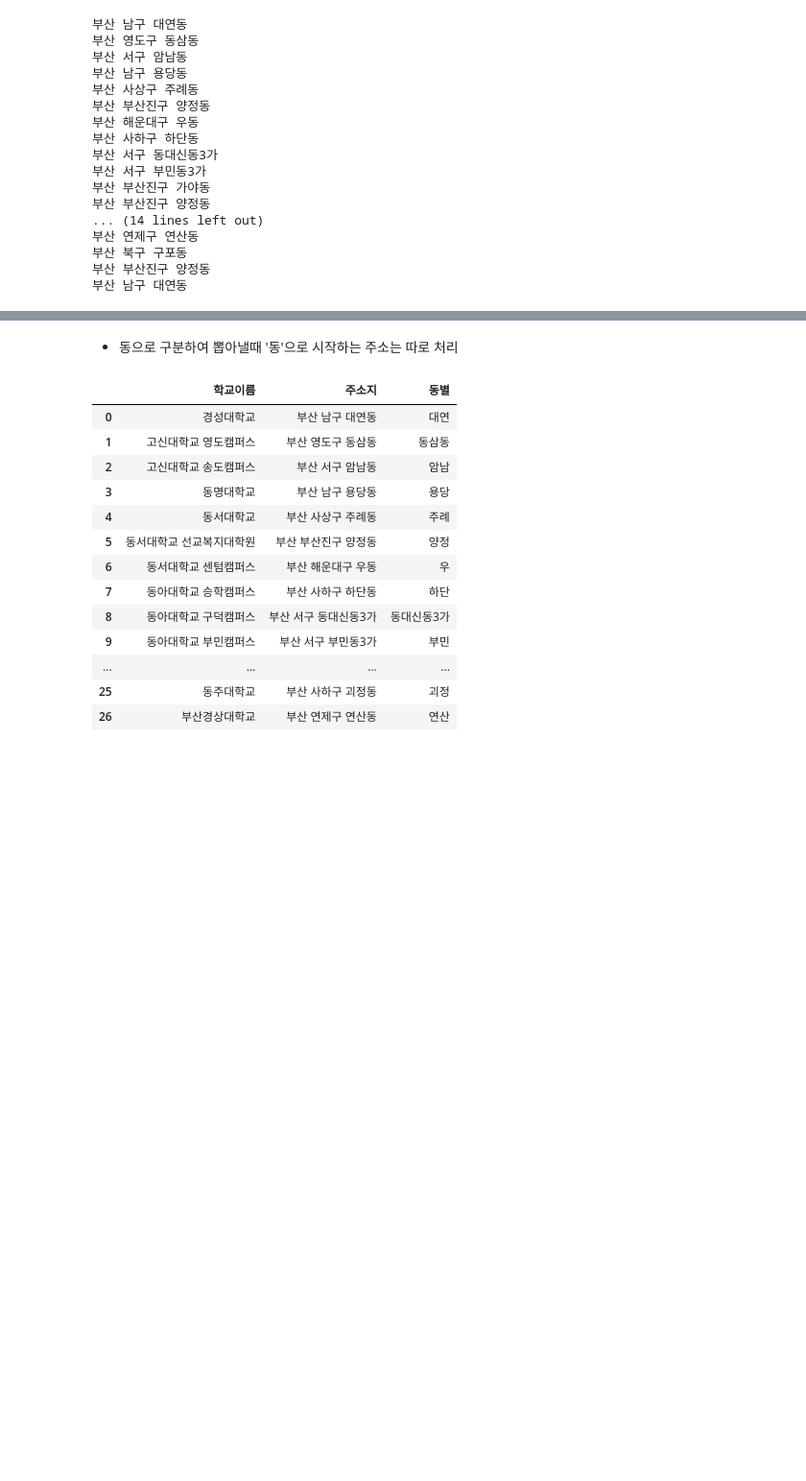
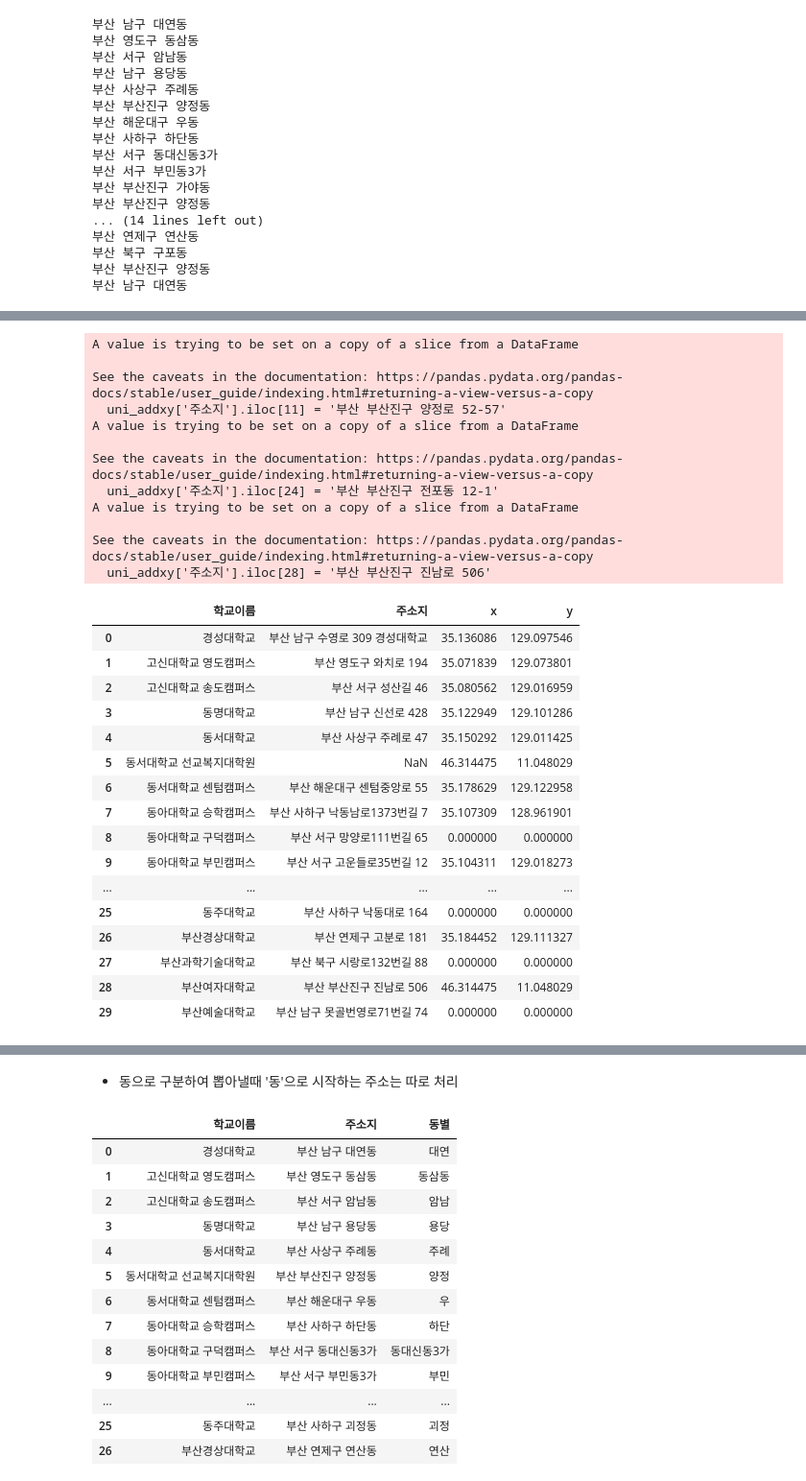
Before and after one commit to Busan-Bigdata-analysis/storage, a Jupyter notebook: getData/uni_address.ipynb, the cells around one changed output, grey strips where cells are left out. Shown at 96% size. Saved outputs shown, nothing was run; the diff lists cells and outputs as text; code cells hidden in the pictures; blank space fills up the shorter version.

```diff
--- a/getData/uni_address.ipynb
+++ b/getData/uni_address.ipynb
@@ -102,2 +166,22 @@ uni.to_csv('./대학주소지.csv', encoding='cp949')
 # %%
 uni_add = pd.read_csv('./대학주소지.csv', encoding='cp949', index_col=0)
+# %%
+uni_add['x'] = None
+uni_add['y'] = None
+# %%
+geo_local = Nominatim(user_agent='South Korea')
+
+def geocoding(address):
+    try:
+        geo = geo_local.geocode(address)
+        x_y = [geo.latitude, geo.longitude]
+        return x_y
+    except:
+        return[0,0]
+
+latitude = []
+longitude = []
+
+for i in uni_add['주소지']:
+    latitude.append(geocoding(i)[0])
+    longitude.append(geocoding(i)[1])
@@ -103,0 +214,6 @@ uni_add = pd.read_csv('./대학주소지.csv', encoding='cp949', index_col=0)
+# %%
+for i in range(len(uni_addxy['x'])):
+    if uni_addxy['x'].iloc[i] == 0 :
+        uni_addxy['주소지'].iloc[i] = ' '.join(uni_addxy['주소지'].iloc[i].split()[:-1])
+        print(uni_addxy['주소지'].iloc[i])
+        print(i)
@@ -103,0 +241,35 @@ uni_add = pd.read_csv('./대학주소지.csv', encoding='cp949', index_col=0)
+# %%
+uni_addxy['주소지'].iloc[11] = '부산 부산진구 양정로 52-57'
+uni_addxy['주소지'].iloc[24] = '부산 부산진구 전포동 12-1'
+uni_addxy['주소지'].iloc[28] = '부산 부산진구 진남로 506'
+uni_addxy
+# %% [output]
+A value is trying to be set on a copy of a slice from a DataFrame
+
+See the caveats in the documentation: https://pandas.pydata.org/pandas-docs/stable/user_guide/indexing.html#returning-a-view-versus-a-copy
+  uni_addxy['주소지'].iloc[11] = '부산 부산진구 양정로 52-57'
+A value is trying to be set on a copy of a slice from a DataFrame
+
+See the caveats in the documentation: https://pandas.pydata.org/pandas-docs/stable/user_guide/indexing.html#returning-a-view-versus-a-copy
+  uni_addxy['주소지'].iloc[24] = '부산 부산진구 전포동 12-1'
+A value is trying to be set on a copy of a slice from a DataFrame
+
+See the caveats in the documentation: https://pandas.pydata.org/pandas-docs/stable/user_guide/indexing.html#returning-a-view-versus-a-copy
+  uni_addxy['주소지'].iloc[28] = '부산 부산진구 진남로 506'
+|  | 학교이름 | 주소지 | x | y |
+| 0 | 경성대학교 | 부산 남구 수영로 309 경성대학교 | 35.136086 | 129.097546 |
+| 1 | 고신대학교 영도캠퍼스 | 부산 영도구 와치로 194 | 35.071839 | 129.073801 |
+| 2 | 고신대학교 송도캠퍼스 | 부산 서구 성산길 46 | 35.080562 | 129.016959 |
+| 3 | 동명대학교 | 부산 남구 신선로 428 | 35.122949 | 129.101286 |
+| 4 | 동서대학교 | 부산 사상구 주례로 47 | 35.150292 | 129.011425 |
+| 5 | 동서대학교 선교복지대학원 | NaN | 46.314475 | 11.048029 |
+| 6 | 동서대학교 센텀캠퍼스 | 부산 해운대구 센텀중앙로 55 | 35.178629 | 129.122958 |
+| 7 | 동아대학교 승학캠퍼스 | 부산 사하구 낙동남로1373번길 7 | 35.107309 | 128.961901 |
+| 8 | 동아대학교 구덕캠퍼스 | 부산 서구 망양로111번길 65 | 0.000000 | 0.000000 |
+| 9 | 동아대학교 부민캠퍼스 | 부산 서구 고운들로35번길 12 | 35.104311 | 129.018273 |
+| ... | ... | ... | ... | ... |
+| 25 | 동주대학교 | 부산 사하구 낙동대로 164 | 0.000000 | 0.000000 |
+| 26 | 부산경상대학교 | 부산 연제구 고분로 181 | 35.184452 | 129.111327 |
+| 27 | 부산과학기술대학교 | 부산 북구 시랑로132번길 88 | 0.000000 | 0.000000 |
+| 28 | 부산여자대학교 | 부산 부산진구 진남로 506 | 46.314475 | 11.048029 |
+| 29 | 부산예술대학교 | 부산 남구 못골번영로71번길 74 | 0.000000 | 0.000000 |
```
Also changed, not shown: parts of 35 cells of this notebook.
